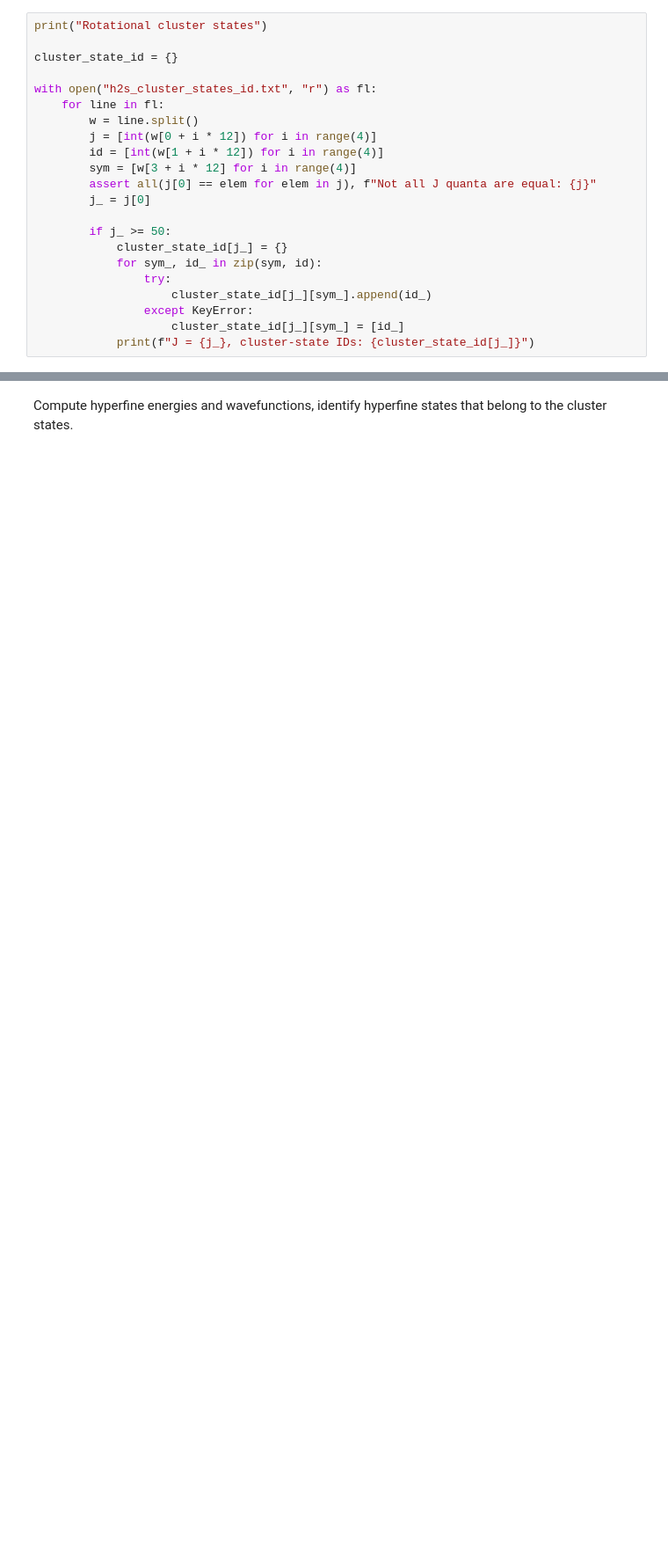
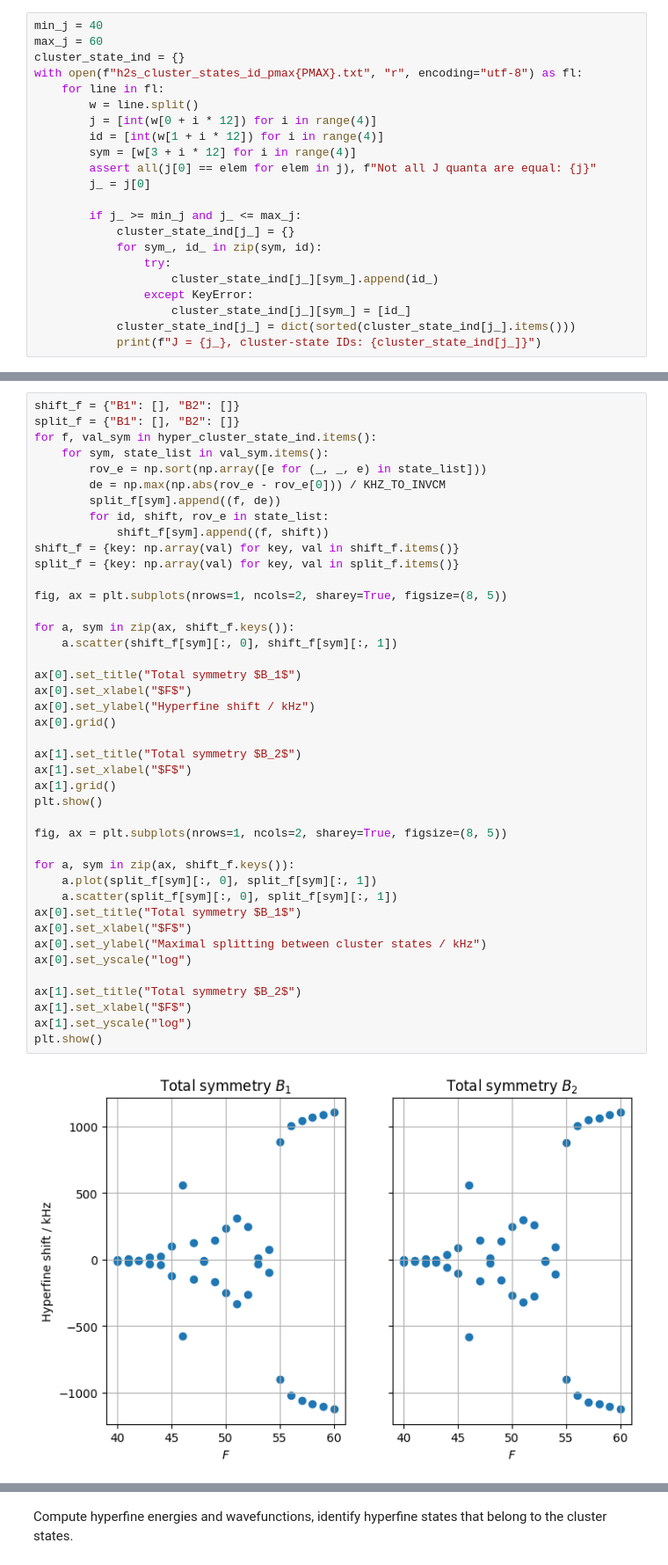
Before and after one commit to robochimps/rotational_clusters, a Jupyter notebook: h2s_hyperfine.ipynb, the cells around one changed output, grey strips where cells are left out. Shown at 88% size. Saved outputs shown, nothing was run; the diff lists cells and outputs as text; blank space fills up the shorter version.

Commit message:
Update splittings and hyperfine shifts for cluster states

```diff
--- a/h2s_hyperfine.ipynb
+++ b/h2s_hyperfine.ipynb
@@ -43,9 +238,8 @@ Start by reading the indices of rotational cluster states for different $J$ quan
 # %%
-print("Rotational cluster states")
-
-cluster_state_id = {}
-
-with open("h2s_cluster_states_id.txt", "r") as fl:
+min_j = 40
+max_j = 60
+cluster_state_ind = {}
+with open(f"h2s_cluster_states_id_pmax{PMAX}.txt", "r", encoding="utf-8") as fl:
     for line in fl:
         w = line.split()
         j = [int(w[0 + i * 12]) for i in range(4)]
@@ -54,12 +248,13 @@ with open("h2s_cluster_states_id.txt", "r") as fl:
         assert all(j[0] == elem for elem in j), f"Not all J quanta are equal: {j}"
         j_ = j[0]
 
-        if j_ >= 50:
-            cluster_state_id[j_] = {}
+        if j_ >= min_j and j_ <= max_j:
+            cluster_state_ind[j_] = {}
             for sym_, id_ in zip(sym, id):
                 try:
-                    cluster_state_id[j_][sym_].append(id_)
+                    cluster_state_ind[j_][sym_].append(id_)
                 except KeyError:
-                    cluster_state_id[j_][sym_] = [id_]
-            print(f"J = {j_}, cluster-state IDs: {cluster_state_id[j_]}")
+                    cluster_state_ind[j_][sym_] = [id_]
+            cluster_state_ind[j_] = dict(sorted(cluster_state_ind[j_].items()))
+            print(f"J = {j_}, cluster-state IDs: {cluster_state_ind[j_]}")
 # %% [output]
@@ -184,0 +348,44 @@ read (J1, J2) = (60, 60), |dJ| = 0, from file h2s_me_pmax20_j60_j60.h5
+# %%
+shift_f = {"B1": [], "B2": []}
+split_f = {"B1": [], "B2": []}
+for f, val_sym in hyper_cluster_state_ind.items():
+    for sym, state_list in val_sym.items():
+        rov_e = np.sort(np.array([e for (_, _, e) in state_list]))
+        de = np.max(np.abs(rov_e - rov_e[0])) / KHZ_TO_INVCM
+        split_f[sym].append((f, de))
+        for id, shift, rov_e in state_list:
+            shift_f[sym].append((f, shift))
+shift_f = {key: np.array(val) for key, val in shift_f.items()}
+split_f = {key: np.array(val) for key, val in split_f.items()}
+
+fig, ax = plt.subplots(nrows=1, ncols=2, sharey=True, figsize=(8, 5))
+
+for a, sym in zip(ax, shift_f.keys()):
+    a.scatter(shift_f[sym][:, 0], shift_f[sym][:, 1])
+
+ax[0].set_title("Total symmetry $B_1$")
+ax[0].set_xlabel("$F$")
+ax[0].set_ylabel("Hyperfine shift / kHz")
+ax[0].grid()
+
+ax[1].set_title("Total symmetry $B_2$")
+ax[1].set_xlabel("$F$")
+ax[1].grid()
+plt.show()
+
+fig, ax = plt.subplots(nrows=1, ncols=2, sharey=True, figsize=(8, 5))
+
+for a, sym in zip(ax, shift_f.keys()):
+    a.plot(split_f[sym][:, 0], split_f[sym][:, 1])
+    a.scatter(split_f[sym][:, 0], split_f[sym][:, 1])
+ax[0].set_title("Total symmetry $B_1$")
+ax[0].set_xlabel("$F$")
+ax[0].set_ylabel("Maximal splitting between cluster states / kHz")
+ax[0].set_yscale("log")
+
+ax[1].set_title("Total symmetry $B_2$")
+ax[1].set_xlabel("$F$")
+ax[1].set_yscale("log")
+plt.show()
+# %% [output]
+[figure, added]
```
Also changed, not shown: parts of 17 cells of this notebook.
